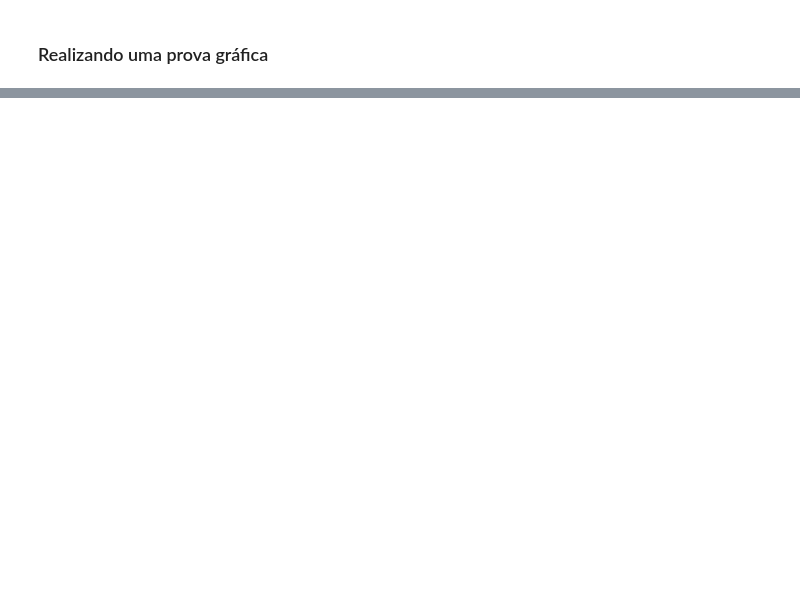
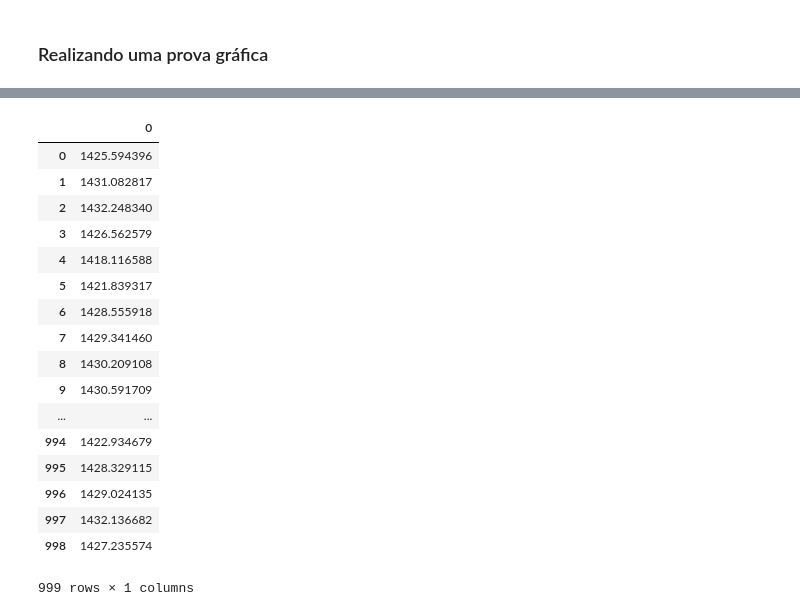
Before and after one commit to dougbatista/data-science-estatistica, a Jupyter notebook: Curso de estatistica/Curso_de_Estatística_Parte_2.ipynb, the cells around one changed output, grey strips where cells are left out. Drawn from its saved outputs; the diff is of its cells as text; code cells hidden in the pictures; blank space fills up the shorter version.

```diff
--- a/Curso de estatistica/Curso_de_Estatística_Parte_2.ipynb
+++ b/Curso de estatistica/Curso_de_Estatística_Parte_2.ipynb
@@ -1162,3 +1161,5 @@ int(round(n))
 Estamos estudando o **rendimento mensal dos chefes de domicílios com renda até R$\$$ 5.000,00 no Brasil**. Nosso supervisor determinou que o **erro máximo em relação a média seja de R$\$$ 10,00**. Sabemos que o **desvio padrão populacional** deste grupo de trabalhadores é de **R$\$$ 1.082,79** e que a **média populacional** é de **R$\$$ 1.426,54**. Para um **nível de confiança de 95%**, qual deve ser o tamanho da amostra de nosso estudo? Qual o intervalo de confiança para a média considerando o tamanho de amostra obtido?
 # %% [markdown]
 ### Construindo o dataset conforme especificado pelo problema
+# %%
+renda_5000 = dados.query('Renda <= 5000').Renda
@@ -1170,0 +1212,21 @@ Estamos estudando o **rendimento mensal dos chefes de domicílios com renda até
+# %%
+medias
+# %% [output]
+|  | 0 |
+| 0 | 1425.594396 |
+| 1 | 1431.082817 |
+| 2 | 1432.248340 |
+| 3 | 1426.562579 |
+| 4 | 1418.116588 |
+| 5 | 1421.839317 |
+| 6 | 1428.555918 |
+| 7 | 1429.341460 |
+| 8 | 1430.209108 |
+| 9 | 1430.591709 |
+| ... | ... |
+| 994 | 1422.934679 |
+| 995 | 1428.329115 |
+| 996 | 1429.024135 |
+| 997 | 1432.136682 |
+| 998 | 1427.235574 |
+999 rows × 1 columns
```
Also changed, not shown: parts of 11 cells of this notebook.
